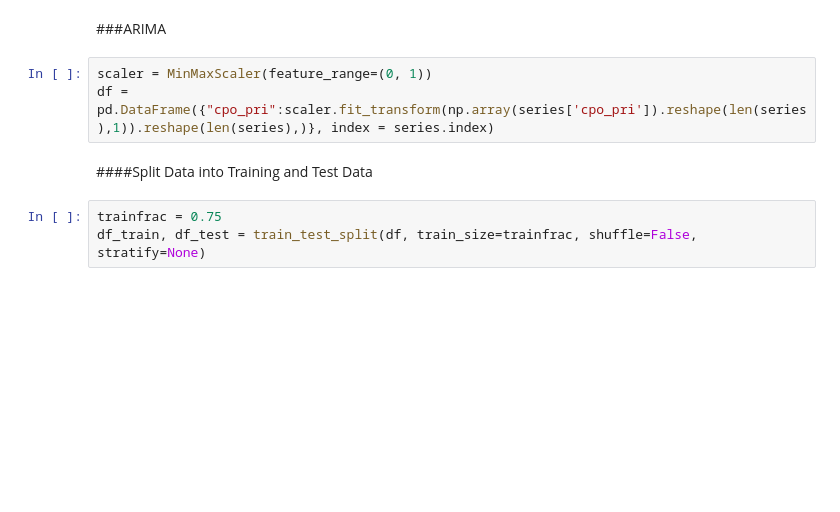
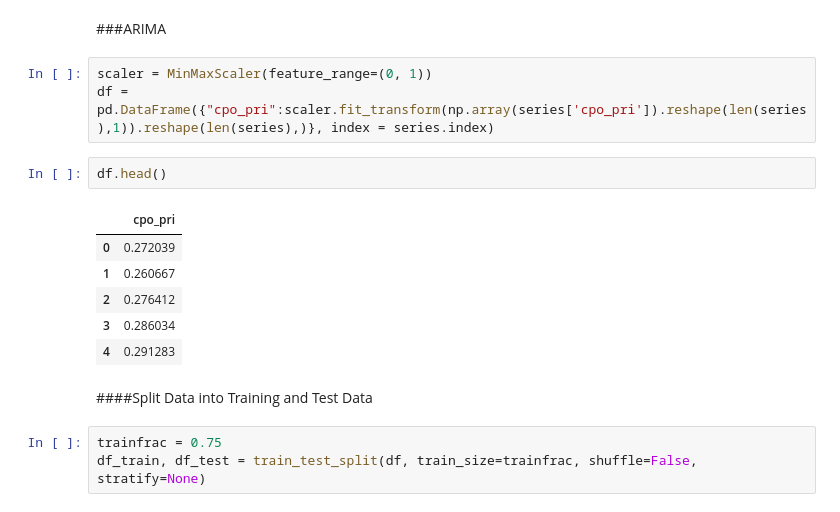
Before and after one commit to mofuoku417/Crude-Palm-Oil-Price-Prediction, a Jupyter notebook: DL_CPO.ipynb, the cells around one changed output. Drawn from its saved outputs; the diff is of its cells as text; blank space fills up the shorter version.

```diff
--- a/DL_CPO.ipynb
+++ b/DL_CPO.ipynb
@@ -401,6 +385,15 @@ Metrics_1
 # %%
 scaler = MinMaxScaler(feature_range=(0, 1))
 df = pd.DataFrame({"cpo_pri":scaler.fit_transform(np.array(series['cpo_pri']).reshape(len(series),1)).reshape(len(series),)}, index = series.index)
+# %%
+df.head()
+# %% [output]
+|  | cpo_pri |
+| 0 | 0.272039 |
+| 1 | 0.260667 |
+| 2 | 0.276412 |
+| 3 | 0.286034 |
+| 4 | 0.291283 |
 # %% [markdown]
 ####Split Data into Training and Test Data
 # %%
```
Also changed, not shown: parts of 55 cells of this notebook.
